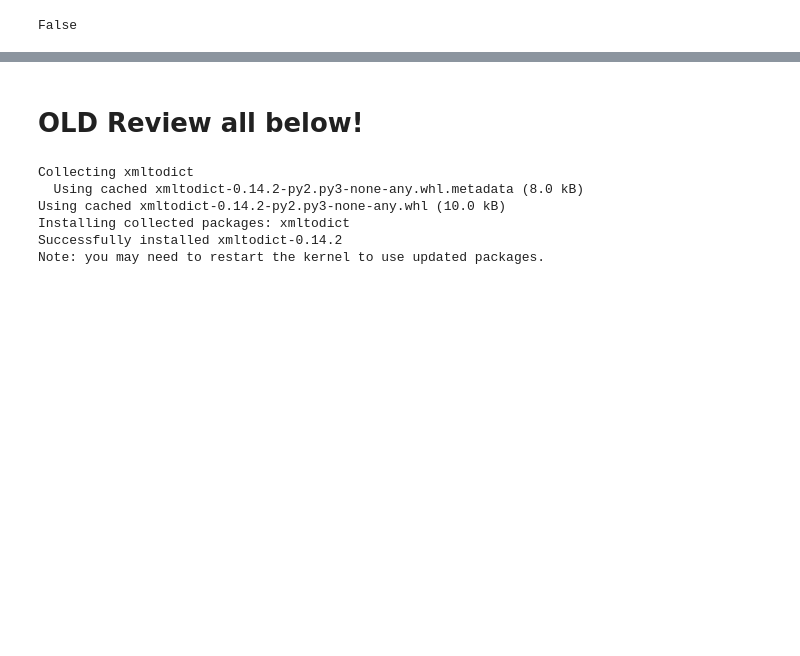
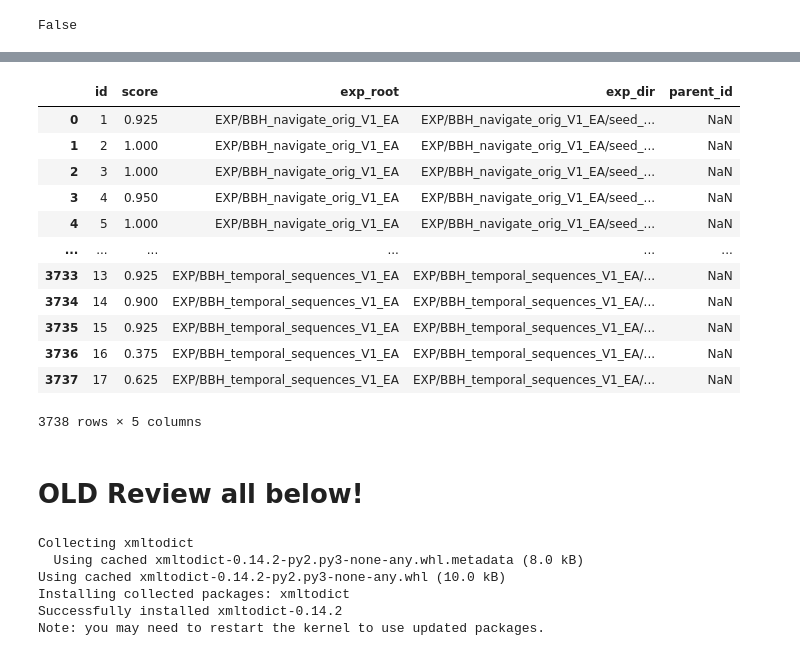
Before and after one commit to aic-factcheck/prompt_opt, a Jupyter notebook: notebooks/evaluation.ipynb, the cells around one changed output, grey strips where cells are left out. Saved outputs shown, nothing was run; the diff lists cells and outputs as text; code cells hidden in the pictures; blank space fills up the shorter version.

```diff
--- a/notebooks/evaluation.ipynb
+++ b/notebooks/evaluation.ipynb
@@ -179,0 +224,17 @@ best_performers
+# %%
+df_all = load_scores("EXP/BBH*", score_split="all", score_key="oa")
+df_all
+# %% [output]
+|  | id | score | exp_root | exp_dir | parent_id |
+| 0 | 1 | 0.925 | EXP/BBH_navigate_orig_V1_EA | EXP/BBH_navigate_orig_V1_EA/seed_... | NaN |
+| 1 | 2 | 1.000 | EXP/BBH_navigate_orig_V1_EA | EXP/BBH_navigate_orig_V1_EA/seed_... | NaN |
+| 2 | 3 | 1.000 | EXP/BBH_navigate_orig_V1_EA | EXP/BBH_navigate_orig_V1_EA/seed_... | NaN |
+| 3 | 4 | 0.950 | EXP/BBH_navigate_orig_V1_EA | EXP/BBH_navigate_orig_V1_EA/seed_... | NaN |
+| 4 | 5 | 1.000 | EXP/BBH_navigate_orig_V1_EA | EXP/BBH_navigate_orig_V1_EA/seed_... | NaN |
+| ... | ... | ... | ... | ... | ... |
+| 3733 | 13 | 0.925 | EXP/BBH_temporal_sequences_V1_EA | EXP/BBH_temporal_sequences_V1_EA/... | NaN |
+| 3734 | 14 | 0.900 | EXP/BBH_temporal_sequences_V1_EA | EXP/BBH_temporal_sequences_V1_EA/... | NaN |
+| 3735 | 15 | 0.925 | EXP/BBH_temporal_sequences_V1_EA | EXP/BBH_temporal_sequences_V1_EA/... | NaN |
+| 3736 | 16 | 0.375 | EXP/BBH_temporal_sequences_V1_EA | EXP/BBH_temporal_sequences_V1_EA/... | NaN |
+| 3737 | 17 | 0.625 | EXP/BBH_temporal_sequences_V1_EA | EXP/BBH_temporal_sequences_V1_EA/... | NaN |
+3738 rows × 5 columns
```
Also changed, not shown: parts of 6 cells of this notebook, 54 other files.
